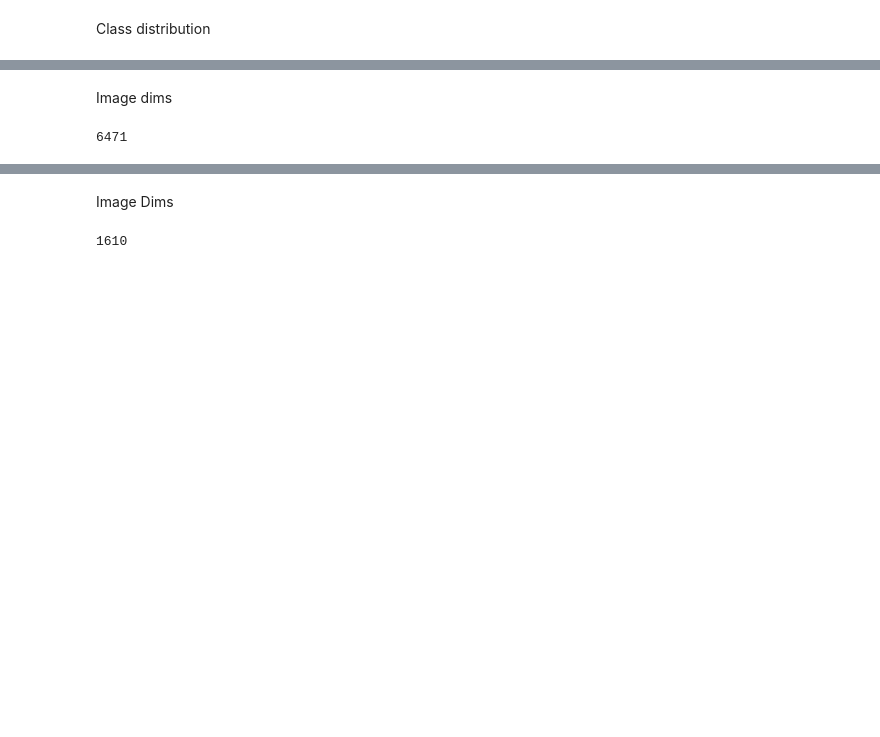
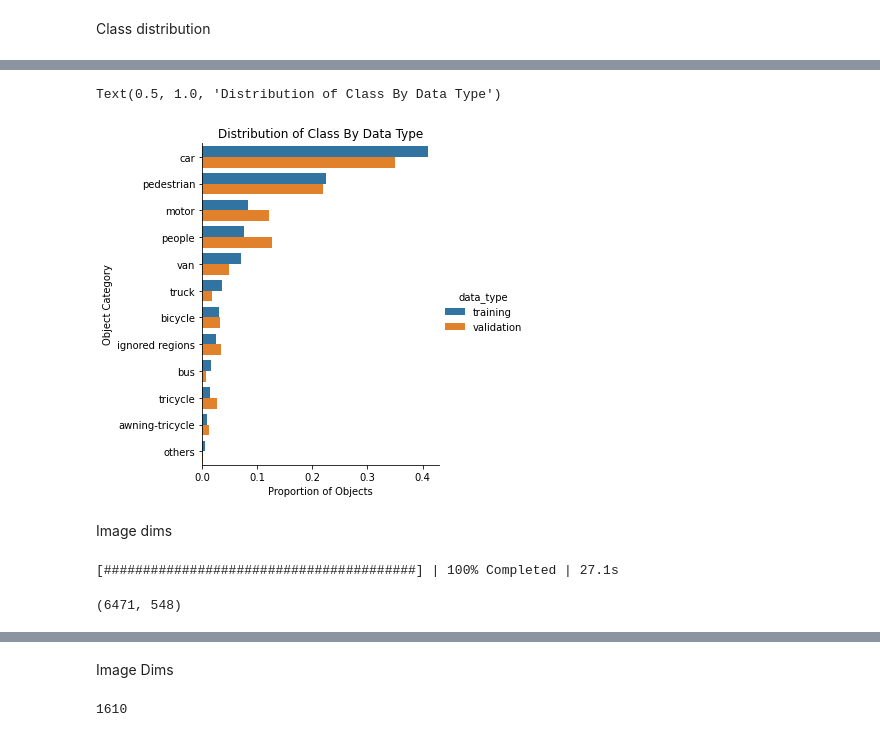
Before and after one commit to andersonvc/gtuav, a Jupyter notebook: notebooks/EDA.ipynb, the cells around one changed output, grey strips where cells are left out. Cells and saved outputs as stored; diff of their text form; code cells hidden in the pictures; blank space fills up the shorter version.

```diff
--- a/notebooks/EDA.ipynb
+++ b/notebooks/EDA.ipynb
@@ -21,22 +20,15 @@ def _process_data(path, train, replace_map):
     files_list = os.listdir(path)
     df = []
     for f in files_list:
-        temp_df = pd.read_csv(f, header=None)
+        temp_df = pd.read_csv(f'{path}/{f}', header=None)
         temp_df['image_nm'] = f.split('.')[0]
-        train_df.append(temp_df)
+        df.append(temp_df)
     df = pd.concat(df, ignore_index=True)
     if train:
         df.drop(labels=8, axis=1, inplace=True)
     df.columns = ['bbox_left', 'bbox_top', 'bbox_width', 'bbox_height', 'score', 'object_category', 'truncation', 'occlusion', 'image_nm']
     df['object_category'] = df['object_category'].map(replace_map)
     return df
-
-def _class_dist(df, data_type):
-    ax = df['object_category'].value_counts(normalize=True).plot(kind='barh')
-    ax.invert_yaxis()
-    plt.xlabel('Proportion of Objects')
-    plt.ylabel('Object Category')
-    plt.title(f'Distribution of Class - {data_type}')
 # %%
 def _get_dims(file):
     img = cv2.imread(file)
@@ -59,3 +52,4 @@ replace_map = {0: 'ignored regions', 1: 'pedestrian', 2: 'people', 3: 'bicycle',
 Parse the dataset
 # %%
 train_df = _process_data('../data/vis_drone_data/VisDrone2019-DET-train/annotations', True, replace_map)
+val_df = _process_data('../data/vis_drone_data/VisDrone2019-DET-val/annotations', False, replace_map)
@@ -103,0 +62,6 @@ Text(0.5, 1.0, 'Distribution of Class - Training')
+# %%
+train_class_df = train_df['object_category'].value_counts(normalize=True).reset_index()
+val_class_df = val_df['object_category'].value_counts(normalize=True).reset_index()
+train_class_df['data_type'] = 'training'
+val_class_df['data_type'] = 'validation'
+combine_df = pd.concat([train_class_df, val_class_df])
@@ -104,10 +88,21 @@ Text(0.5, 1.0, 'Distribution of Class - Training')
+# %%
+sns.catplot(y = "index", x ="object_category", hue="data_type", data=combine_df, kind="bar")
+plt.xlabel('Proportion of Objects')
+plt.ylabel('Object Category')
+plt.title(f'Distribution of Class By Data Type')
+# %% [output]
+Text(0.5, 1.0, 'Distribution of Class By Data Type')
+[figure, added]
 # %% [markdown]
 Image dims
 # %%
 train_dim_df, train_annotation_list = process_img('../data/vis_drone_data/VisDrone2019-DET-train/images')
+val_dim_df, val_annotation_list = process_img('../data/vis_drone_data/VisDrone2019-DET-val/images')
+# %% [output]
+[########################################] | 100% Completed | 27.1s
 # %%
-len(train_annotation_list)
+len(train_annotation_list), len(val_annotation_list)
 # %% [output]
-6471
+(6471, 548)
 # %%
 train_sizes = train_dim_df.groupby(['height', 'width']).size().reset_index().rename(columns={0:'count'})
```
Also changed, not shown: parts of 41 cells of this notebook, 12 other files.
